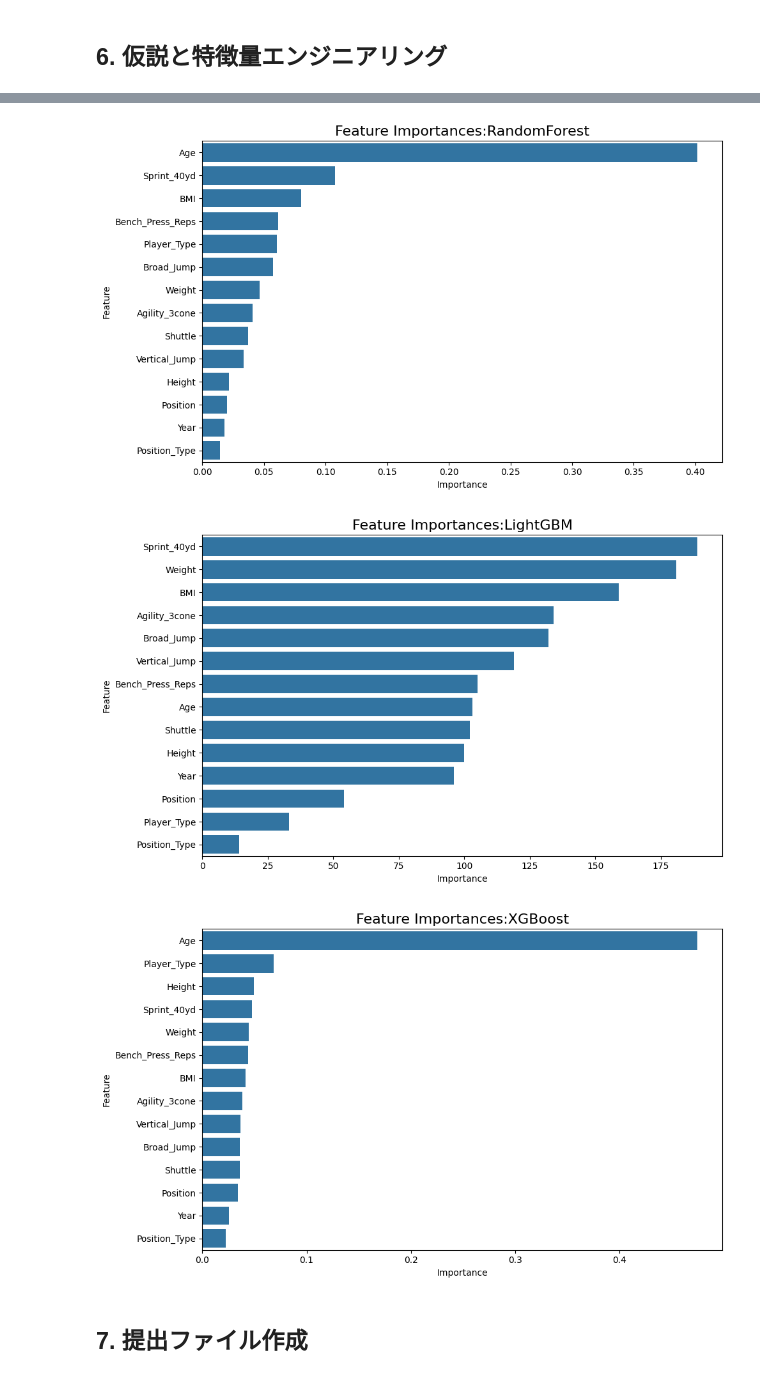
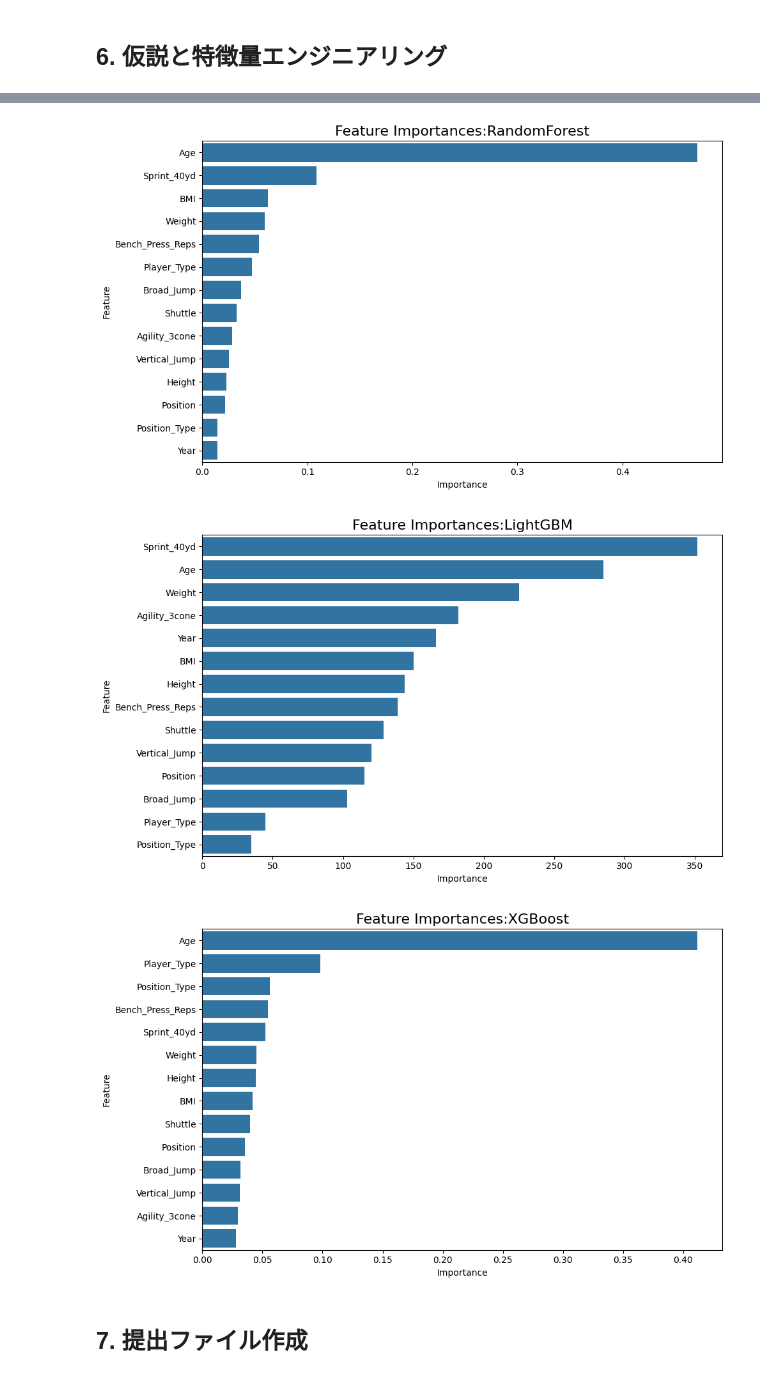
Before and after one commit to yamatai-wizard/GCI_Competition2, a Jupyter notebook: NFL_Draft_Prediction.ipynb, the cells around one changed output, grey strips where cells are left out. Saved outputs shown, nothing was run; the diff lists cells and outputs as text; code cells hidden in the pictures.

```diff
--- a/NFL_Draft_Prediction.ipynb
+++ b/NFL_Draft_Prediction.ipynb
@@ -517,21 +730,21 @@ XGBoost: AUC = 0.8171
 # %%
-for model_name, model in models.items():
+for model_name, model in optimized_models.items():
     feature_importances = pd.DataFrame({
         'Feature': X.columns,
         'Importance': model.feature_importances_
     }).sort_values(by='Importance', ascending=False)
 
     plt.figure(figsize=(10, 6))
     sns.barplot(data=feature_importances, x='Importance', y='Feature')
     plt.title(f'Feature Importances:{model_name}', fontsize=16)
     plt.xlabel('Importance')
     plt.ylabel('Feature')
     plt.tight_layout()
     plt.show()
 # %% [output]
-[figure, old version]
+[figure, new version]
-[figure, old version]
+[figure, new version]
-[figure, old version]
+[figure, new version]
 # %% [markdown]
 ## 7. 提出ファイル作成
 # %%
```
Also changed, not shown: parts of 5 cells of this notebook.
